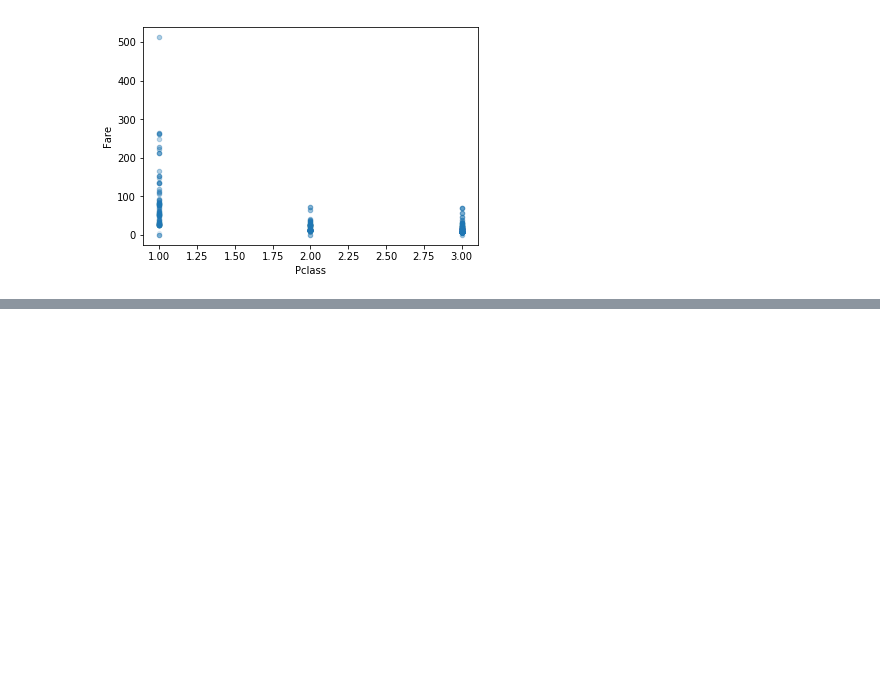
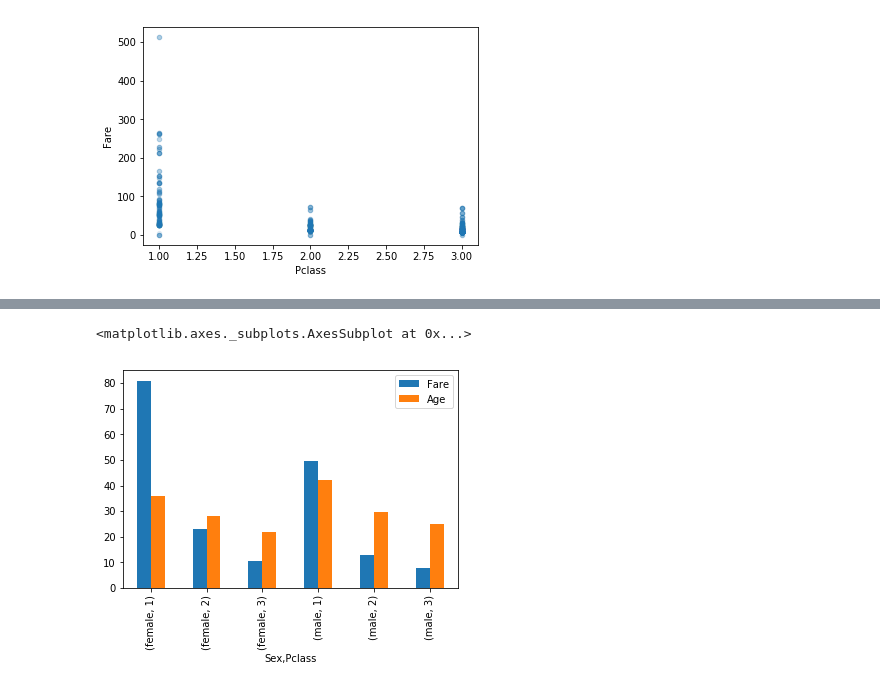
Before and after one commit to knair99/TitanicKaggleChallenge, a Jupyter notebook: titanic/notebooks/exploratory analysis of data.ipynb, the cells around one changed output, grey strips where cells are left out. Saved outputs shown, nothing was run; the diff lists cells and outputs as text; code cells hidden in the pictures; blank space fills up the shorter version.

```diff
--- a/titanic/notebooks/exploratory analysis of data.ipynb
+++ b/titanic/notebooks/exploratory analysis of data.ipynb
@@ -217,0 +264,6 @@ df.plot.scatter(x='Pclass', y='Fare', alpha=0.1)
+# %%
+#Same thing in visual form
+df.groupby(['Sex', 'Pclass'])['Fare', 'Age'].median().plot(kind='bar')
+# %% [output]
+<matplotlib.axes._subplots.AxesSubplot at 0x...>
+[figure, added]
```
Also changed, not shown: parts of 8 cells of this notebook.
